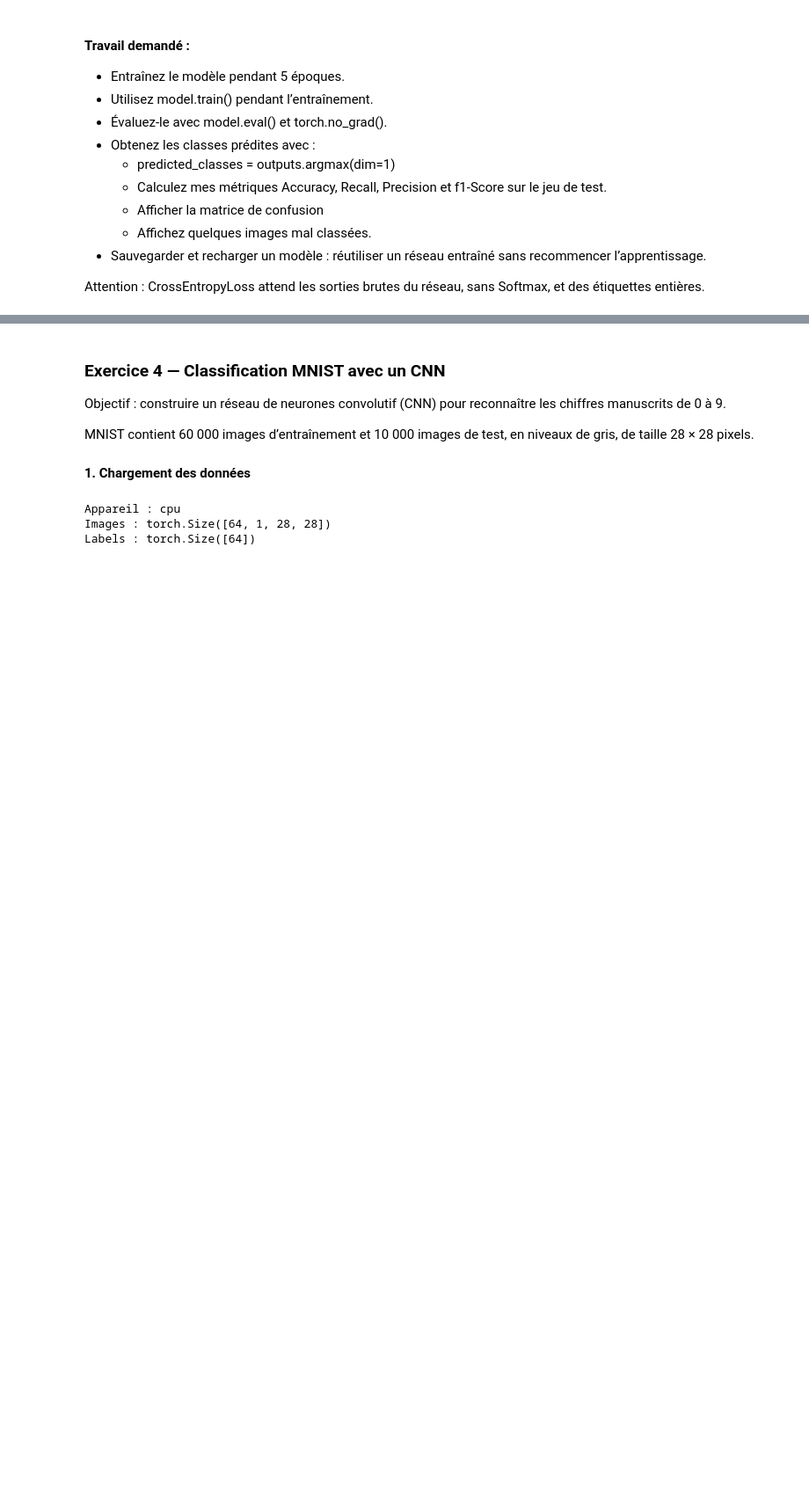
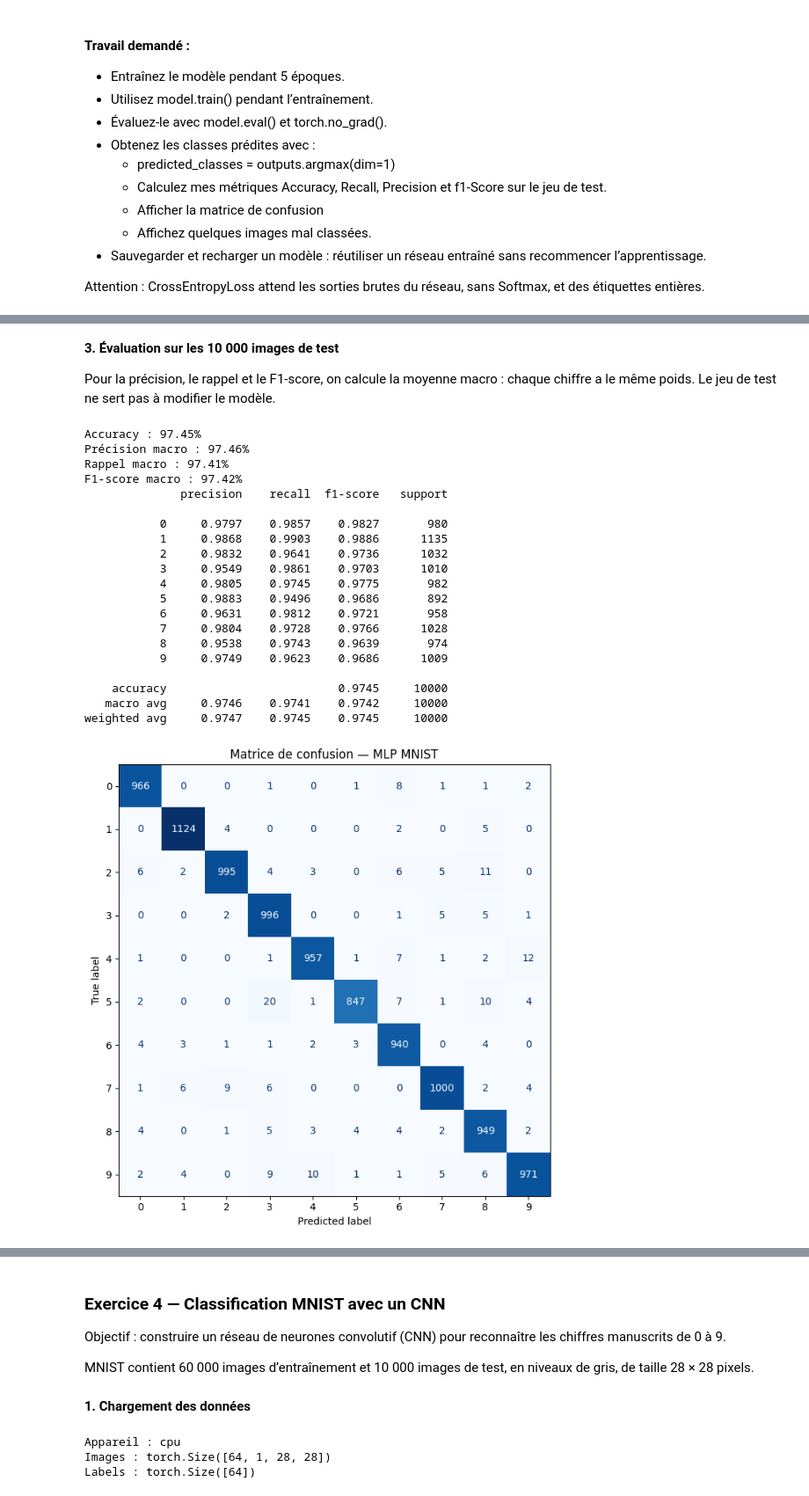
Before and after one commit to Seemo0/IAGEN-Activit-Pratique-N-1, a Jupyter notebook: Activité pratique Bases de Pytorch.ipynb, the cells around one changed output, grey strips where cells are left out. Shown at 88% size. Saved outputs shown, nothing was run; the diff lists cells and outputs as text; code cells hidden in the pictures; blank space fills up the shorter version.

```diff
--- a/Activité pratique Bases de Pytorch.ipynb
+++ b/Activité pratique Bases de Pytorch.ipynb
@@ -1224,0 +1284,59 @@ Attention : CrossEntropyLoss attend les sorties brutes du réseau, sans Softmax,
+# %% [markdown]
+**3. Évaluation sur les 10 000 images de test**
+
+Pour la précision, le rappel et le F1-score, on calcule la moyenne macro : chaque chiffre a le même poids. Le jeu de test ne sert pas à modifier le modèle.
+# %%
+from sklearn.metrics import (
+    accuracy_score, precision_score, recall_score, f1_score,
+    classification_report, ConfusionMatrixDisplay
+)
+
+model.eval()
+all_predictions = []
+all_labels = []
+with torch.no_grad():
+    for images, labels in test_loader:
+        outputs = model(images.to(device))
+        predicted_classes = outputs.argmax(dim=1)
+        all_predictions.append(predicted_classes.cpu())
+        all_labels.append(labels)
+
+y_pred = torch.cat(all_predictions)
+y_true = torch.cat(all_labels)
+
+print(f"Accuracy : {accuracy_score(y_true, y_pred):.2%}")
+print(f"Précision macro : {precision_score(y_true, y_pred, average='macro', zero_division=0):.2%}")
+print(f"Rappel macro : {recall_score(y_true, y_pred, average='macro', zero_division=0):.2%}")
+print(f"F1-score macro : {f1_score(y_true, y_pred, average='macro', zero_division=0):.2%}")
+print(classification_report(y_true, y_pred, digits=4, zero_division=0))
+
+fig, ax = plt.subplots(figsize=(8, 7))
+ConfusionMatrixDisplay.from_predictions(
+    y_true.numpy(), y_pred.numpy(), labels=list(range(10)),
+    cmap="Blues", colorbar=False, ax=ax
+)
+plt.title("Matrice de confusion — MLP MNIST")
+plt.tight_layout()
+plt.show()
+# %% [output]
+Accuracy : 97.45%
+Précision macro : 97.46%
+Rappel macro : 97.41%
+F1-score macro : 97.42%
+              precision    recall  f1-score   support
+
+           0     0.9797    0.9857    0.9827       980
+           1     0.9868    0.9903    0.9886      1135
+           2     0.9832    0.9641    0.9736      1032
+           3     0.9549    0.9861    0.9703      1010
+           4     0.9805    0.9745    0.9775       982
+           5     0.9883    0.9496    0.9686       892
+           6     0.9631    0.9812    0.9721       958
+           7     0.9804    0.9728    0.9766      1028
+           8     0.9538    0.9743    0.9639       974
+           9     0.9749    0.9623    0.9686      1009
+
+    accuracy                         0.9745     10000
+   macro avg     0.9746    0.9741    0.9742     10000
+weighted avg     0.9747    0.9745    0.9745     10000
+[figure, added]
```
Also changed, not shown: parts of 8 cells of this notebook.
